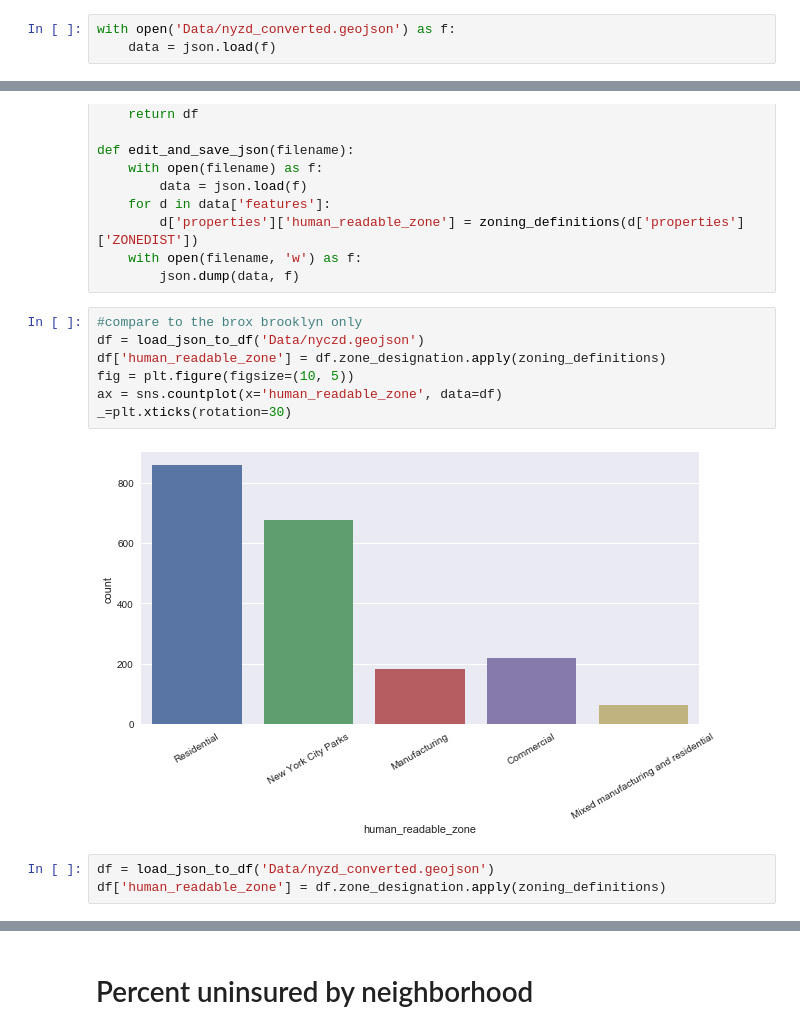
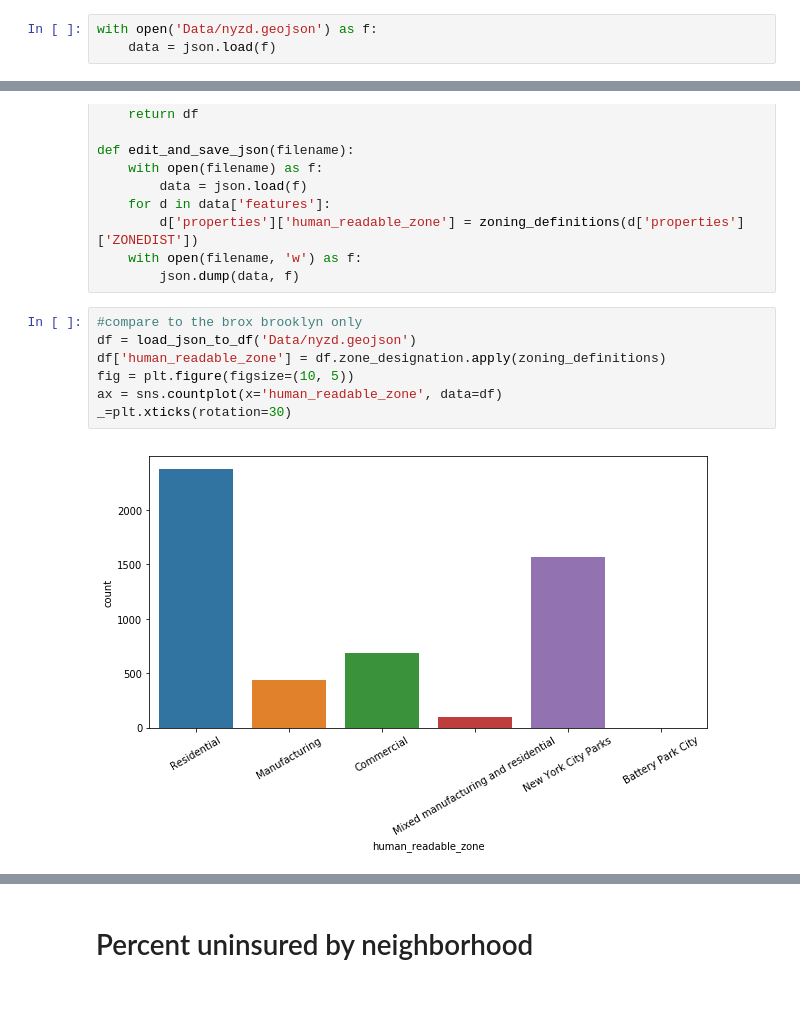
Before and after one commit to ScAAN/waterfrontmap, a Jupyter notebook: WFM_datahists.ipynb, the cells around one changed output, grey strips where cells are left out. Cells and saved outputs as stored; diff of their text form; blank space fills up the shorter version.

```diff
--- a/WFM_datahists.ipynb
+++ b/WFM_datahists.ipynb
@@ -124,7 +124,7 @@ edit_and_save_json(files[0], 'Data/reduced_Race.geojson')
 # %% [markdown]
 # New York City zoning data
 # %%
-with open('Data/nyzd_converted.geojson') as f:
+with open('Data/nyzd.geojson') as f:
     data = json.load(f)
 # %%
 data['features'][5]['properties']
@@ -187,13 +186,10 @@ def edit_and_save_json(filename):
         json.dump(data, f)
 # %%
 #compare to the brox brooklyn only
-df = load_json_to_df('Data/nyczd.geojson')
+df = load_json_to_df('Data/nyzd.geojson')
 df['human_readable_zone'] = df.zone_designation.apply(zoning_definitions)
 fig = plt.figure(figsize=(10, 5))
 ax = sns.countplot(x='human_readable_zone', data=df)
 _=plt.xticks(rotation=30)
 # %% [output]
-[figure, old version]
+[figure, new version]
-# %%
-df = load_json_to_df('Data/nyzd_converted.geojson')
-df['human_readable_zone'] = df.zone_designation.apply(zoning_definitions)
```
Also changed, not shown: parts of 3 cells of this notebook, 9 other files.
